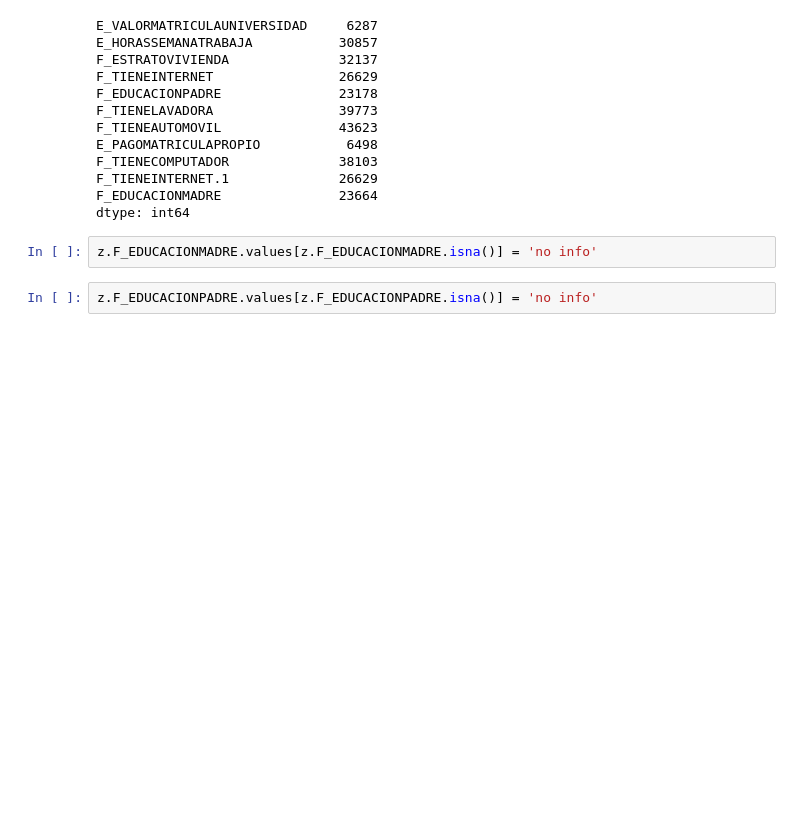
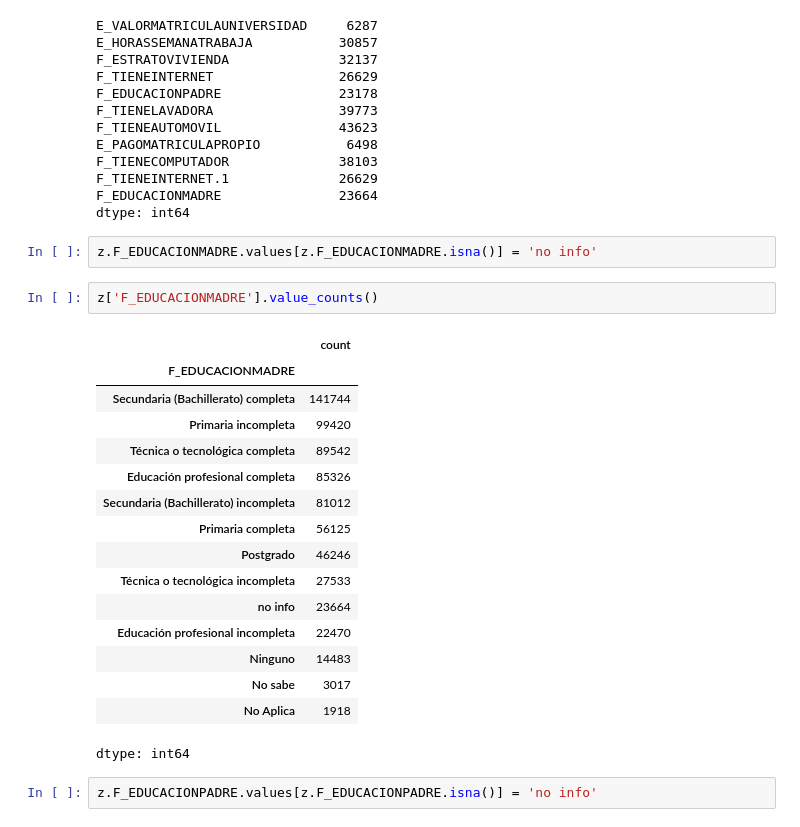
Before and after one commit to YeissonManrique/proy_int_ia_2025, a Jupyter notebook: 99 - modelo solución.ipynb, the cells around one changed output. Cells and saved outputs as stored; diff of their text form; blank space fills up the shorter version.

```diff
--- a/99 - modelo solución.ipynb
+++ b/99 - modelo solución.ipynb
@@ -138,6 +138,25 @@ F_EDUCACIONMADRE               23664
 dtype: int64
 # %%
 z.F_EDUCACIONMADRE.values[z.F_EDUCACIONMADRE.isna()] = 'no info'
+# %%
+z['F_EDUCACIONMADRE'].value_counts()
+# %% [output]
+|  | count |
+| F_EDUCACIONMADRE |  |
+| Secundaria (Bachillerato) completa | 141744 |
+| Primaria incompleta | 99420 |
+| Técnica o tecnológica completa | 89542 |
+| Educación profesional completa | 85326 |
+| Secundaria (Bachillerato) incompleta | 81012 |
+| Primaria completa | 56125 |
+| Postgrado | 46246 |
+| Técnica o tecnológica incompleta | 27533 |
+| no info | 23664 |
+| Educación profesional incompleta | 22470 |
+| Ninguno | 14483 |
+| No sabe | 3017 |
+| No Aplica | 1918 |
+dtype: int64
 # %%
 z.F_EDUCACIONPADRE.values[z.F_EDUCACIONPADRE.isna()] = 'no info'
 # %%
```
Also changed, not shown: parts of 6 cells of this notebook.
